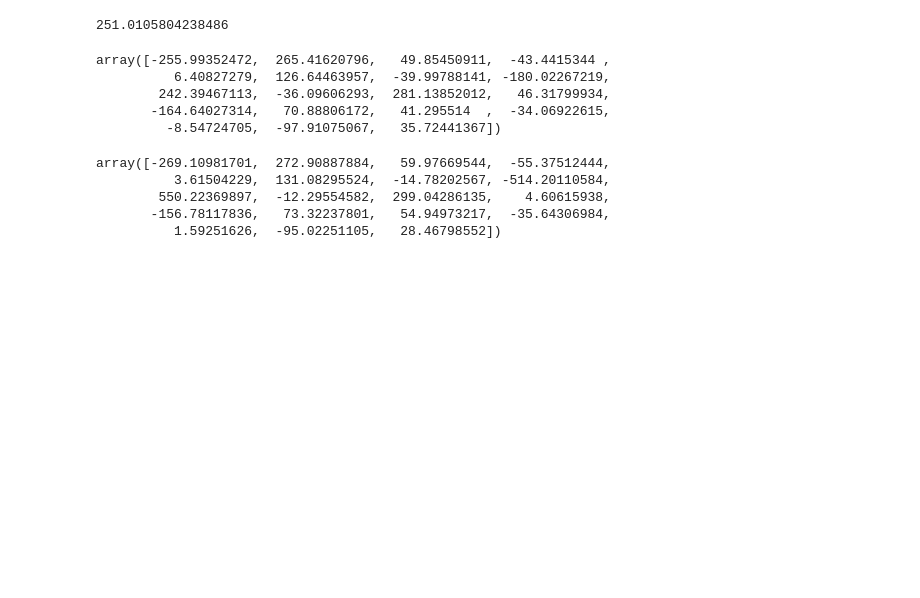
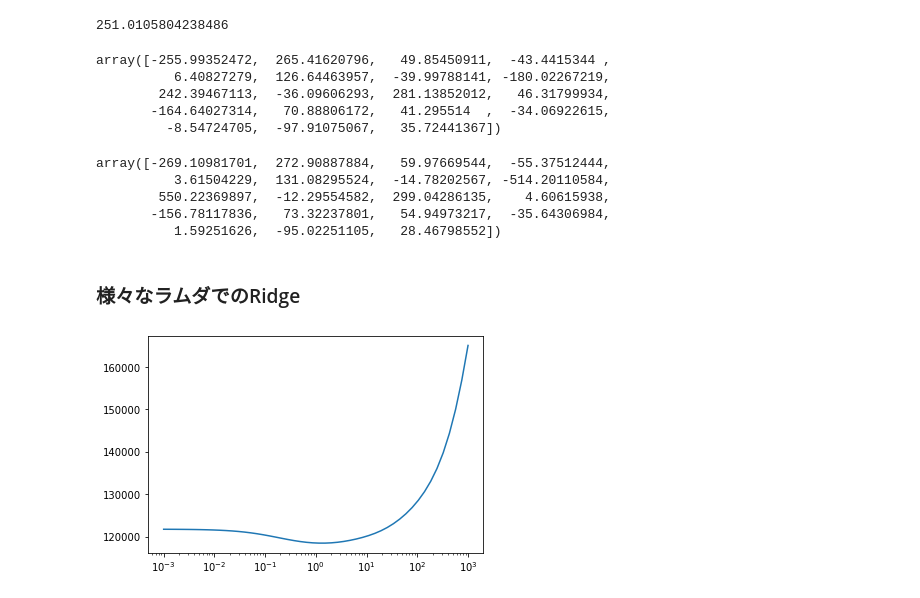
Before and after one commit to shu-suzuki-1124/machine_learning_practice, a Jupyter notebook: lesson8.ipynb, the cells around one changed output. Saved outputs shown, nothing was run; the diff lists cells and outputs as text; code cells hidden in the pictures; blank space fills up the shorter version.

```diff
--- a/lesson8.ipynb
+++ b/lesson8.ipynb
@@ -66,3 +66,24 @@ array([-269.10981701,  272.90887884,   59.97669544,  -55.37512444,
         550.22369897,  -12.29554582,  299.04286135,    4.60615938,
        -156.78117836,   73.32237801,   54.94973217,  -35.64306984,
           1.59251626,  -95.02251105,   28.46798552])
+# %% [markdown]
+ ### 様々なラムダでのRidge
+# %%
+alphas = np.logspace(-3, 3)
+mse_list = []
+coefs = []
+
+for alpha in alphas:
+    model = Ridge(alpha)
+    model.fit(X_train, y_train)
+    y_pred = model.predict(X_test)
+    mse = mean_squared_error(y_test, y_pred)
+    mse_list.append(mse)
+    coefs.append(model.coef_)
+# %%
+# λ vs MSE
+import matplotlib.pyplot as plt
+plt.plot(alphas, mse_list)
+plt.xscale('log')
+# %% [output]
+[figure, added]
```
Also changed, not shown: parts of 13 cells of this notebook.
